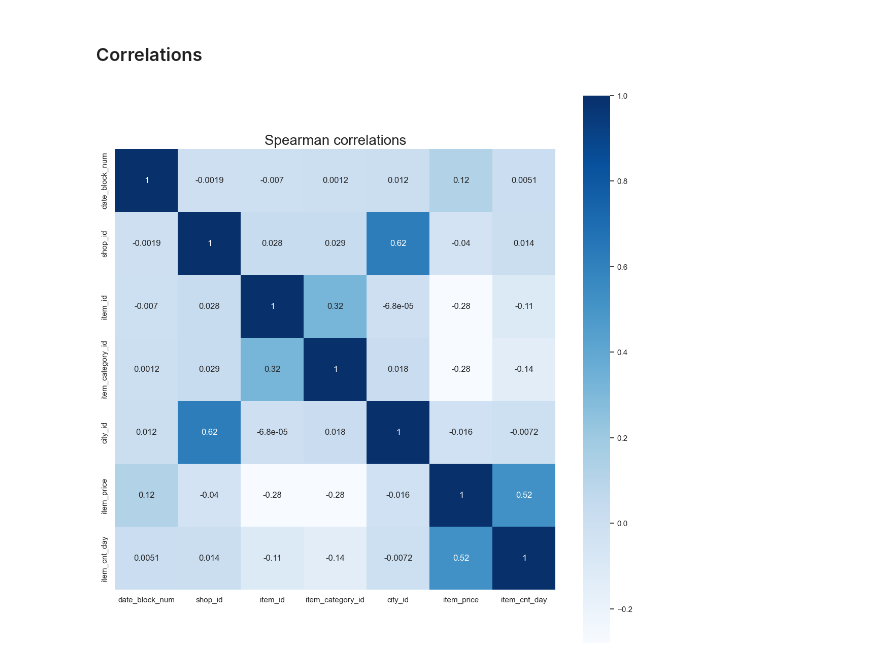
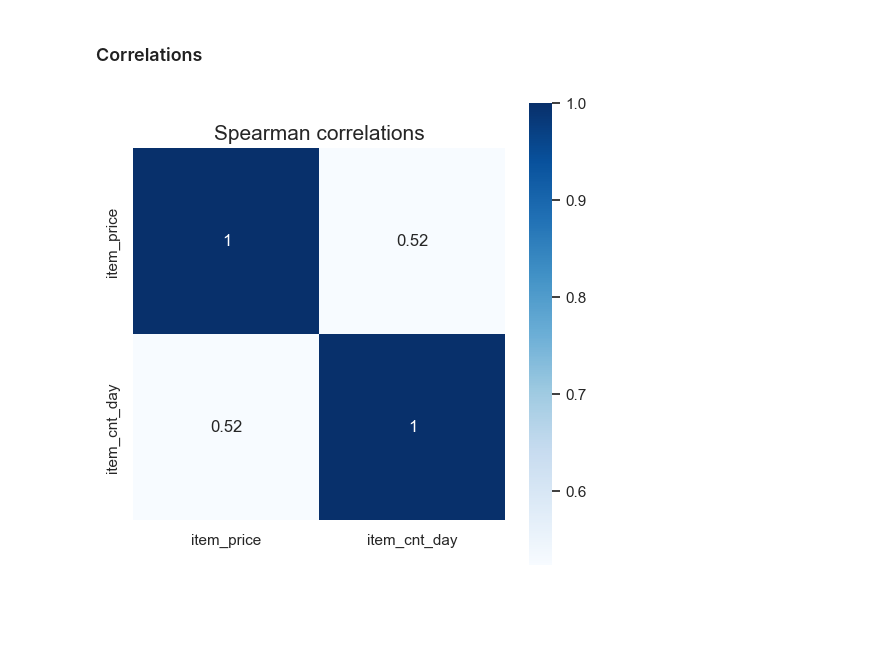
Before and after one commit to X1anghe/AIDM, a Jupyter notebook: Assignment2/src/dataPreprocessing.ipynb, the cells around one changed output. Cells and saved outputs as stored; diff of their text form; code cells hidden in the pictures; blank space fills up the shorter version.

Commit message:
add a correlation and fix the monthly trend

```diff
--- a/Assignment2/src/dataPreprocessing.ipynb
+++ b/Assignment2/src/dataPreprocessing.ipynb
@@ -357,11 +355,13 @@ city_id save successful
 [figure]
 # %% [markdown]
 ### Correlations
+# %%
+training_Values = pd.DataFrame(train_groupby, columns=['item_price', 'item_cnt_day'])
 # %%
-sales_corr_p = train_groupby.corr('spearman')
-plt.subplots(figsize=(14,14),facecolor='w')
-plt.title('Spearman correlations', fontsize = 20)
+sales_corr_p = training_Values.corr('spearman')
+plt.subplots(figsize=(6,6),facecolor='w')
+plt.title('Spearman correlations', fontsize = 15)
 fig=sns.heatmap(sales_corr_p,annot=True, vmax=1, square=True, cmap="Blues", fmt='.2g')
 plt.savefig('../fig/'+'spearman.jpg')
 # %% [output]
-[figure, old version]
+[figure, new version]
```
Also changed, not shown: parts of 10 cells of this notebook.
